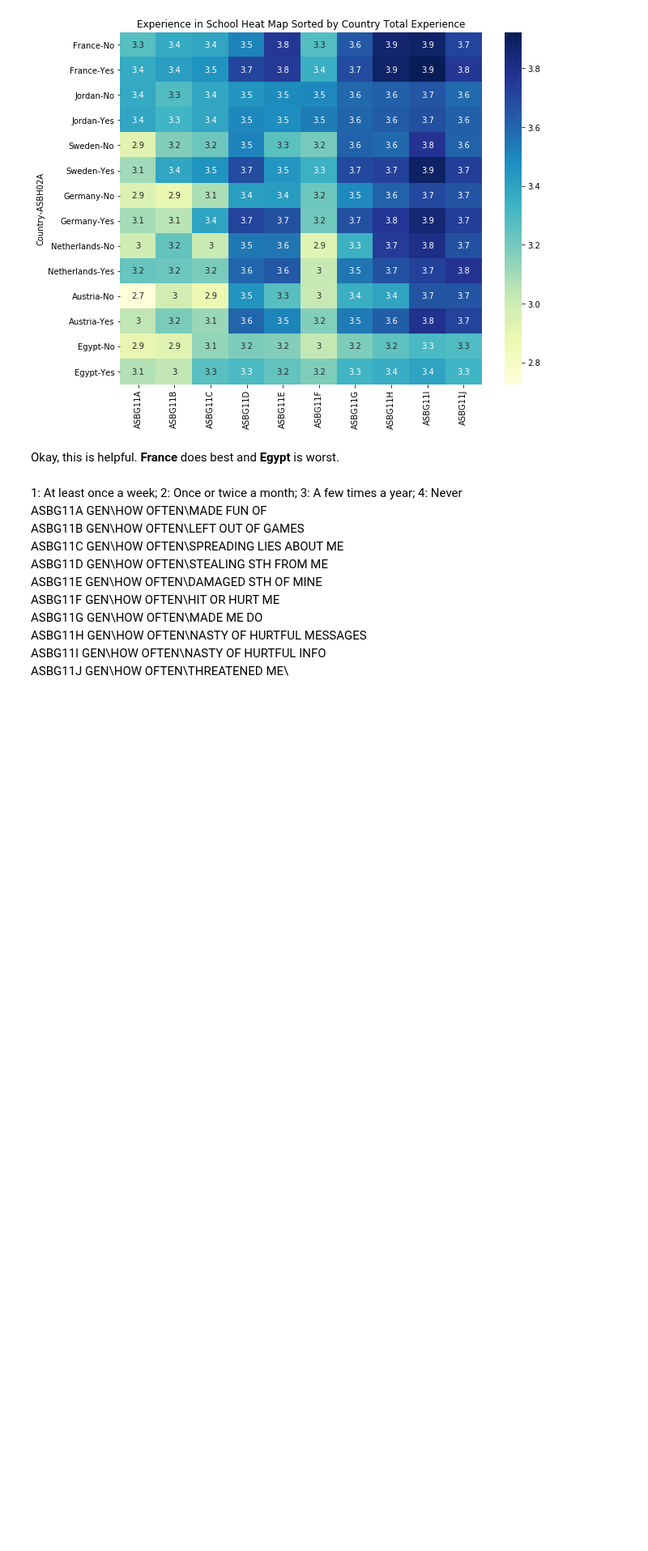
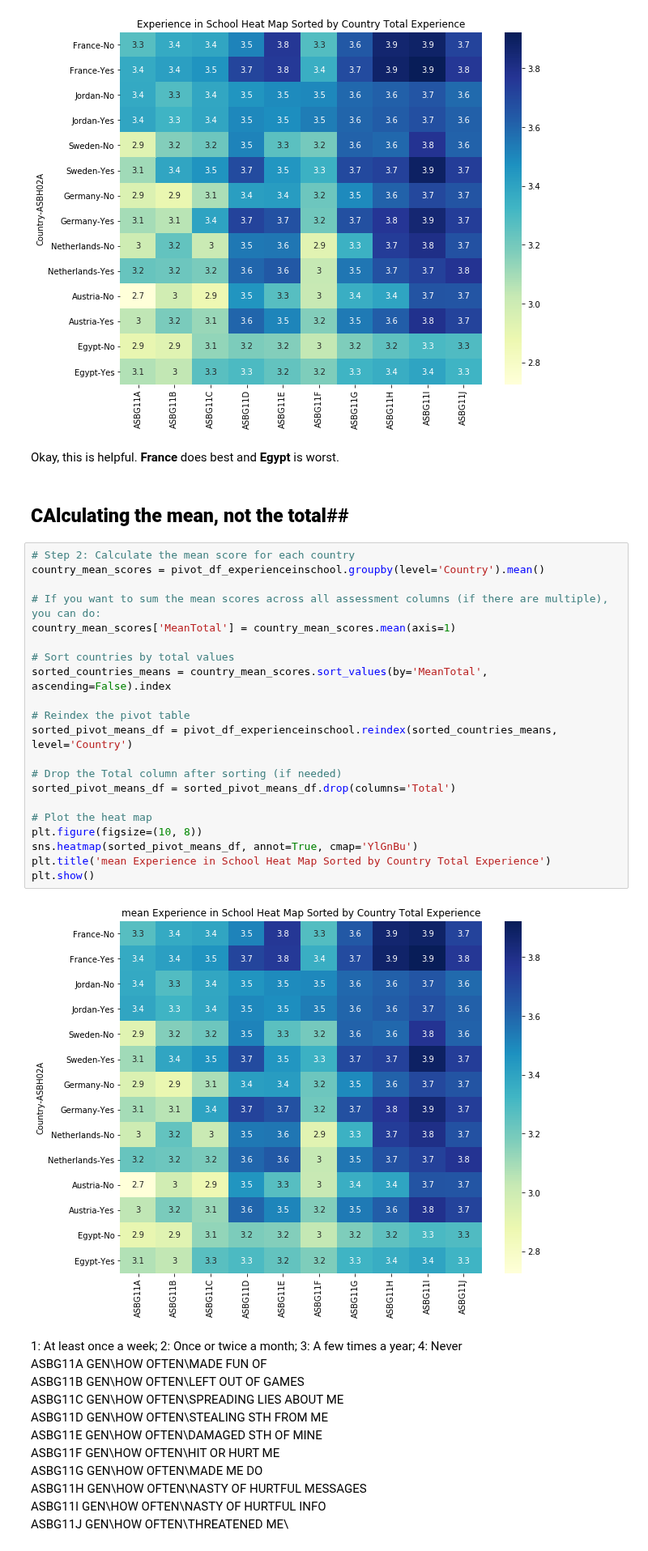
Before and after one commit to SophieESpencer/Comparison, a Jupyter notebook: Practice Analysis 2 25.5.24.ipynb, the cells around one changed output. Shown at 81% size. Cells and saved outputs as stored; diff of their text form; blank space fills up the shorter version.

Commit message:
calculating means for heatmaps

```diff
--- a/Practice Analysis 2 25.5.24.ipynb
+++ b/Practice Analysis 2 25.5.24.ipynb
@@ -267,6 +267,31 @@ plt.show()
 [figure]
 # %% [markdown]
 Okay, this is helpful. **France** does best and **Egypt** is worst.
+# %% [markdown]
+## **CAlculating the mean, not the total**##
+# %%
+# Step 2: Calculate the mean score for each country
+country_mean_scores = pivot_df_experienceinschool.groupby(level='Country').mean()
+
+# If you want to sum the mean scores across all assessment columns (if there are multiple), you can do:
+country_mean_scores['MeanTotal'] = country_mean_scores.mean(axis=1)
+
+# Sort countries by total values
+sorted_countries_means = country_mean_scores.sort_values(by='MeanTotal', ascending=False).index
+
+# Reindex the pivot table
+sorted_pivot_means_df = pivot_df_experienceinschool.reindex(sorted_countries_means, level='Country')
+
+# Drop the Total column after sorting (if needed)
+sorted_pivot_means_df = sorted_pivot_means_df.drop(columns='Total')
+
+# Plot the heat map
+plt.figure(figsize=(10, 8))
+sns.heatmap(sorted_pivot_means_df, annot=True, cmap='YlGnBu')
+plt.title('mean Experience in School Heat Map Sorted by Country Total Experience')
+plt.show()
+# %% [output]
+[figure, added]
 # %% [markdown]
 1: At least once a week; 2: Once or twice a month; 3: A few times a year; 4: Never\
 ASBG11A	GEN\HOW OFTEN\MADE FUN OF\
```
Also changed, not shown: parts of 2 cells of this notebook.
